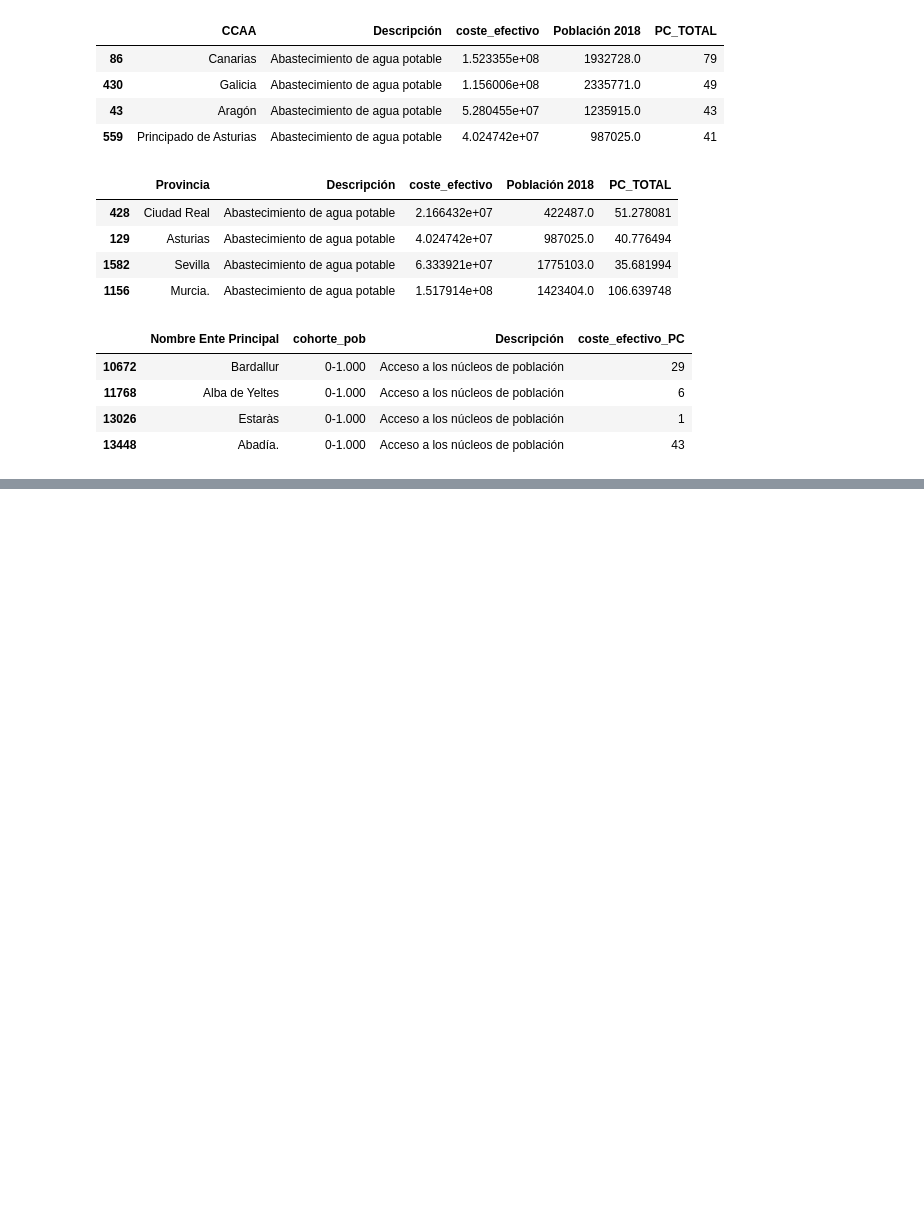
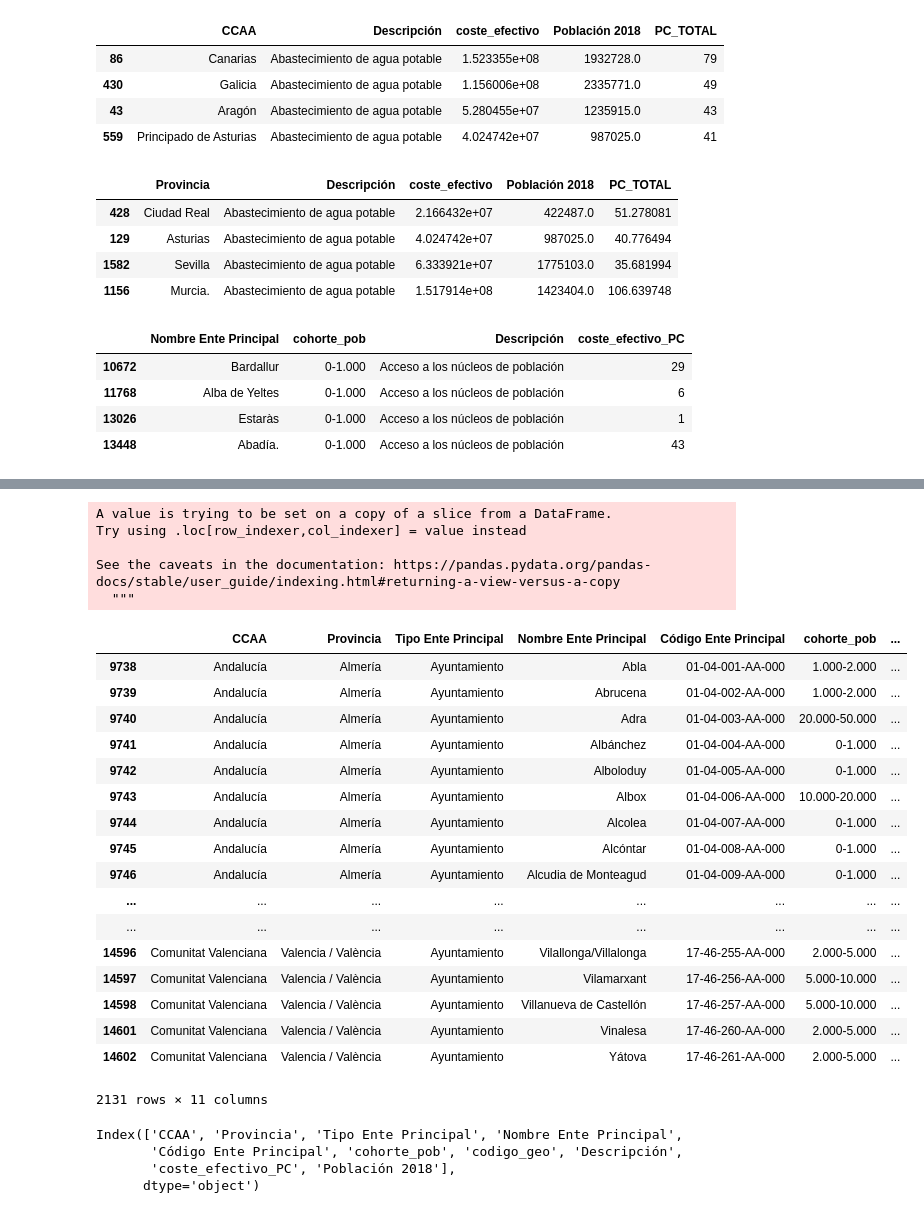
Before and after one commit to carpiero/DataTown, a Jupyter notebook: notebooks/Notebook_004.ipynb, the cells around one changed output, grey strips where cells are left out. Cells and saved outputs as stored; diff of their text form; code cells hidden in the pictures; blank space fills up the shorter version.

```diff
--- a/notebooks/Notebook_004.ipynb
+++ b/notebooks/Notebook_004.ipynb
@@ -205,0 +227,39 @@ df
+# %%
+df = df_final_pob_melt_PC#[df_final_pob_melt_PC['Población 2018']>5000]
+df['Población'] = df['Población 2018']
+
+df= df.loc[(df['Descripción']==partida_de_coste_types)& (df['coste_efectivo_PC'] > 0)]
+df['coste_efectivo_PC'] = df.apply(lambda new: round(new['coste_efectivo_PC'] , ) , axis=1)
+
+df
+# %% [output]
+A value is trying to be set on a copy of a slice from a DataFrame.
+Try using .loc[row_indexer,col_indexer] = value instead
+
+See the caveats in the documentation: https://pandas.pydata.org/pandas-docs/stable/user_guide/indexing.html#returning-a-view-versus-a-copy
+  """
+|  | CCAA | Provincia | Tipo Ente Principal | Nombre Ente Principal | Código Ente Principal | cohorte_pob | ... |
+| 9738 | Andalucía | Almería | Ayuntamiento | Abla | 01-04-001-AA-000 | 1.000-2.000 | ... |
+| 9739 | Andalucía | Almería | Ayuntamiento | Abrucena | 01-04-002-AA-000 | 1.000-2.000 | ... |
+| 9740 | Andalucía | Almería | Ayuntamiento | Adra | 01-04-003-AA-000 | 20.000-50.000 | ... |
+| 9741 | Andalucía | Almería | Ayuntamiento | Albánchez | 01-04-004-AA-000 | 0-1.000 | ... |
+| 9742 | Andalucía | Almería | Ayuntamiento | Alboloduy | 01-04-005-AA-000 | 0-1.000 | ... |
+| 9743 | Andalucía | Almería | Ayuntamiento | Albox | 01-04-006-AA-000 | 10.000-20.000 | ... |
+| 9744 | Andalucía | Almería | Ayuntamiento | Alcolea | 01-04-007-AA-000 | 0-1.000 | ... |
+| 9745 | Andalucía | Almería | Ayuntamiento | Alcóntar | 01-04-008-AA-000 | 0-1.000 | ... |
+| 9746 | Andalucía | Almería | Ayuntamiento | Alcudia de Monteagud | 01-04-009-AA-000 | 0-1.000 | ... |
+| ... | ... | ... | ... | ... | ... | ... | ... |
+| ... | ... | ... | ... | ... | ... | ... | ... |
+| 14596 | Comunitat Valenciana | Valencia / València | Ayuntamiento | Vilallonga/Villalonga | 17-46-255-AA-000 | 2.000-5.000 | ... |
+| 14597 | Comunitat Valenciana | Valencia / València | Ayuntamiento | Vilamarxant | 17-46-256-AA-000 | 5.000-10.000 | ... |
+| 14598 | Comunitat Valenciana | Valencia / València | Ayuntamiento | Villanueva de Castellón | 17-46-257-AA-000 | 5.000-10.000 | ... |
+| 14601 | Comunitat Valenciana | Valencia / València | Ayuntamiento | Vinalesa | 17-46-260-AA-000 | 2.000-5.000 | ... |
+| 14602 | Comunitat Valenciana | Valencia / València | Ayuntamiento | Yátova | 17-46-261-AA-000 | 2.000-5.000 | ... |
+2131 rows × 11 columns
+# %%
+df_final_pob_melt_PC.columns
+# %% [output]
+Index(['CCAA', 'Provincia', 'Tipo Ente Principal', 'Nombre Ente Principal',
+       'Código Ente Principal', 'cohorte_pob', 'codigo_geo', 'Descripción',
+       'coste_efectivo_PC', 'Población 2018'],
+      dtype='object')
```
Also changed, not shown: parts of 4 cells of this notebook, 3 other files.
